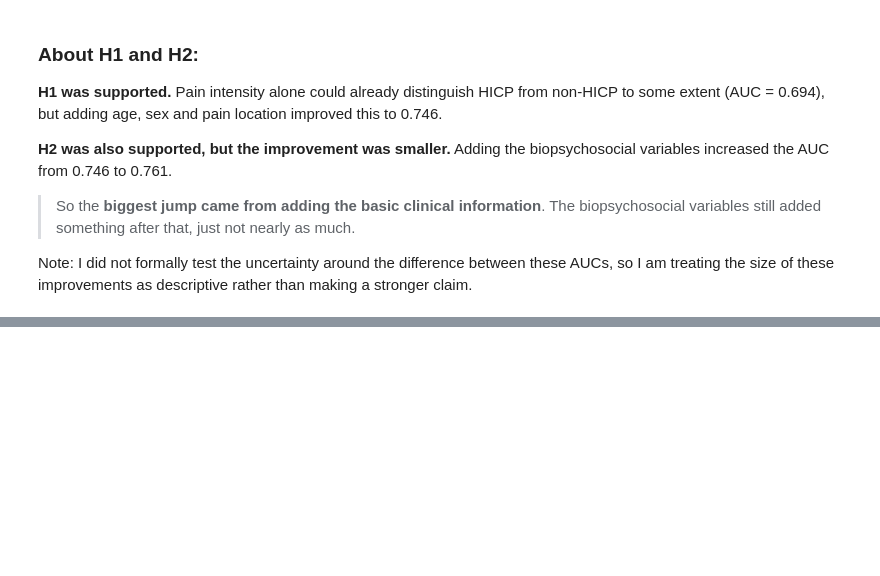
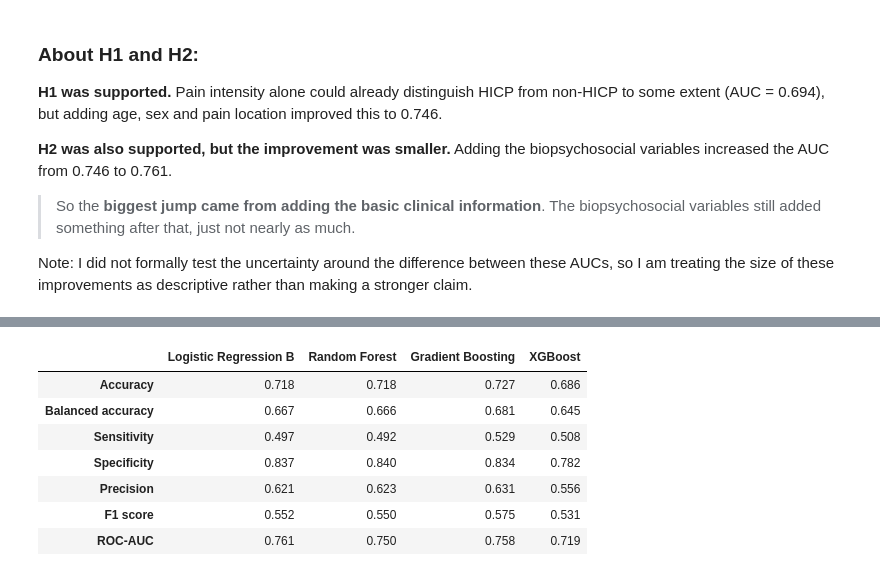
Before and after one commit to lalahunter/chronic-pain-impact, a Jupyter notebook: notebooks/04-rq1-models.ipynb, the cells around one changed output, grey strips where cells are left out. Saved outputs shown, nothing was run; the diff lists cells and outputs as text; code cells hidden in the pictures; blank space fills up the shorter version.

```diff
--- a/notebooks/04-rq1-models.ipynb
+++ b/notebooks/04-rq1-models.ipynb
@@ -848,0 +1310,4 @@ Note: I did not formally test the uncertainty around the difference between thes
+# %%
+xgboost_model = XGBClassifier(n_estimators=100, random_state=42)
+# %%
+xgboost_model.fit(X_train_b_processed, y_train)
@@ -848,0 +1326,17 @@ Note: I did not formally test the uncertainty around the difference between thes
+# %%
+y_pred_xgb = xgboost_model.predict(X_test_b_processed)
+y_prob_xgb = xgboost_model.predict_proba(X_test_b_processed)[:, 1]
+# %%
+tn_xgb, fp_xgb, fn_xgb, tp_xgb = confusion_matrix(y_test, y_pred_xgb).ravel()
+
+specificity_xgb = tn_xgb / (tn_xgb + fp_xgb)
+
+xgb_metrics = {
+    "Accuracy": accuracy_score(y_test, y_pred_xgb),
+    "Balanced accuracy": balanced_accuracy_score(y_test, y_pred_xgb),
+    "Sensitivity": recall_score(y_test, y_pred_xgb),
+    "Specificity": specificity_xgb,
+    "Precision": precision_score(y_test, y_pred_xgb),
+    "F1 score": f1_score(y_test, y_pred_xgb),
+    "ROC-AUC": roc_auc_score(y_test, y_prob_xgb)
+}
@@ -848,0 +1367,13 @@ Note: I did not formally test the uncertainty around the difference between thes
+# %%
+model_comparison = pd.DataFrame({"Logistic Regression B": model_b_metrics, "Random Forest": rf_metrics, "Gradient Boosting": gb_metrics, "XGBoost": xgb_metrics})
+
+model_comparison.round(3)
+# %% [output]
+|  | Logistic Regression B | Random Forest | Gradient Boosting | XGBoost |
+| Accuracy | 0.718 | 0.718 | 0.727 | 0.686 |
+| Balanced accuracy | 0.667 | 0.666 | 0.681 | 0.645 |
+| Sensitivity | 0.497 | 0.492 | 0.529 | 0.508 |
+| Specificity | 0.837 | 0.840 | 0.834 | 0.782 |
+| Precision | 0.621 | 0.623 | 0.631 | 0.556 |
+| F1 score | 0.552 | 0.550 | 0.575 | 0.531 |
+| ROC-AUC | 0.761 | 0.750 | 0.758 | 0.719 |
```
Also changed, not shown: parts of 31 cells of this notebook, 10 other files.
